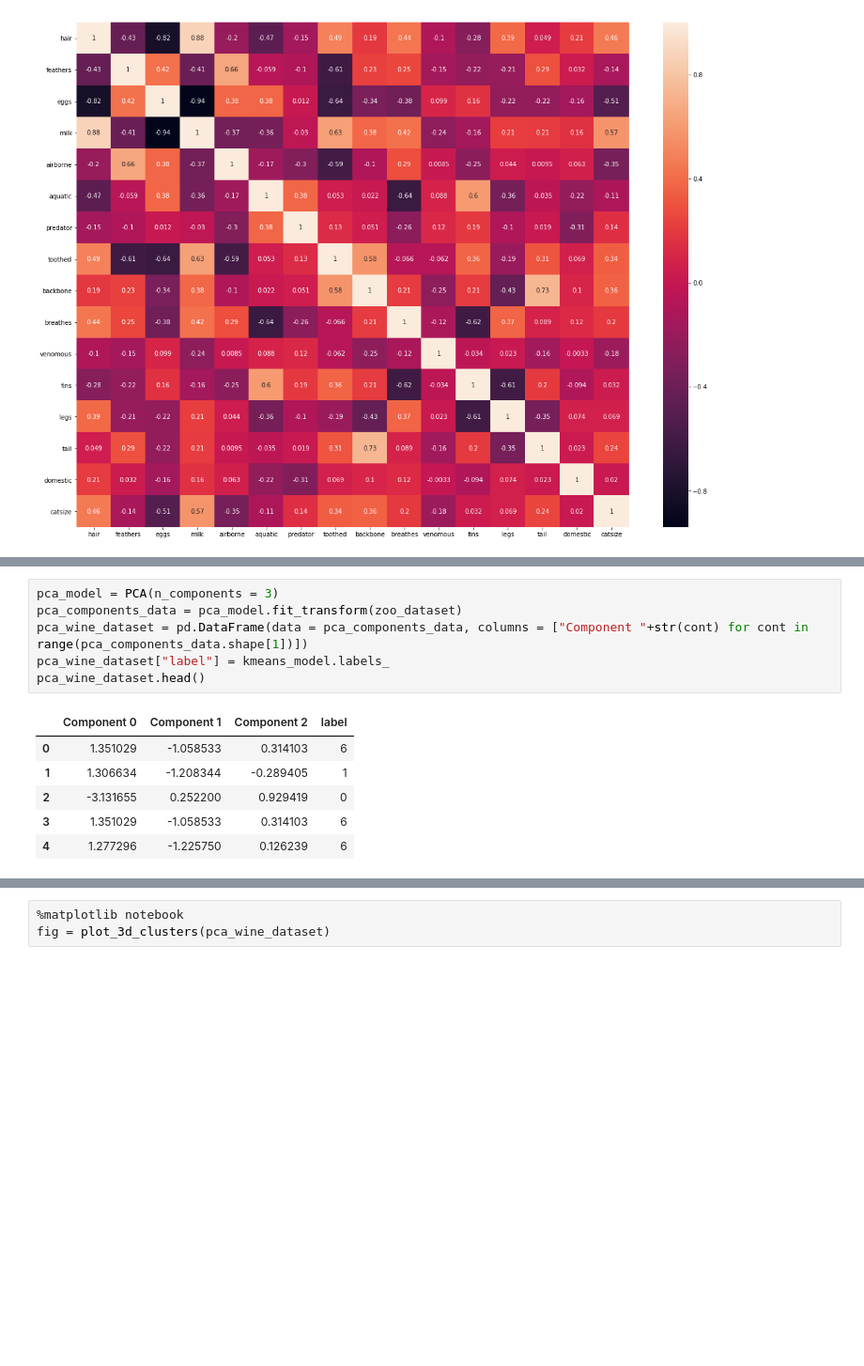
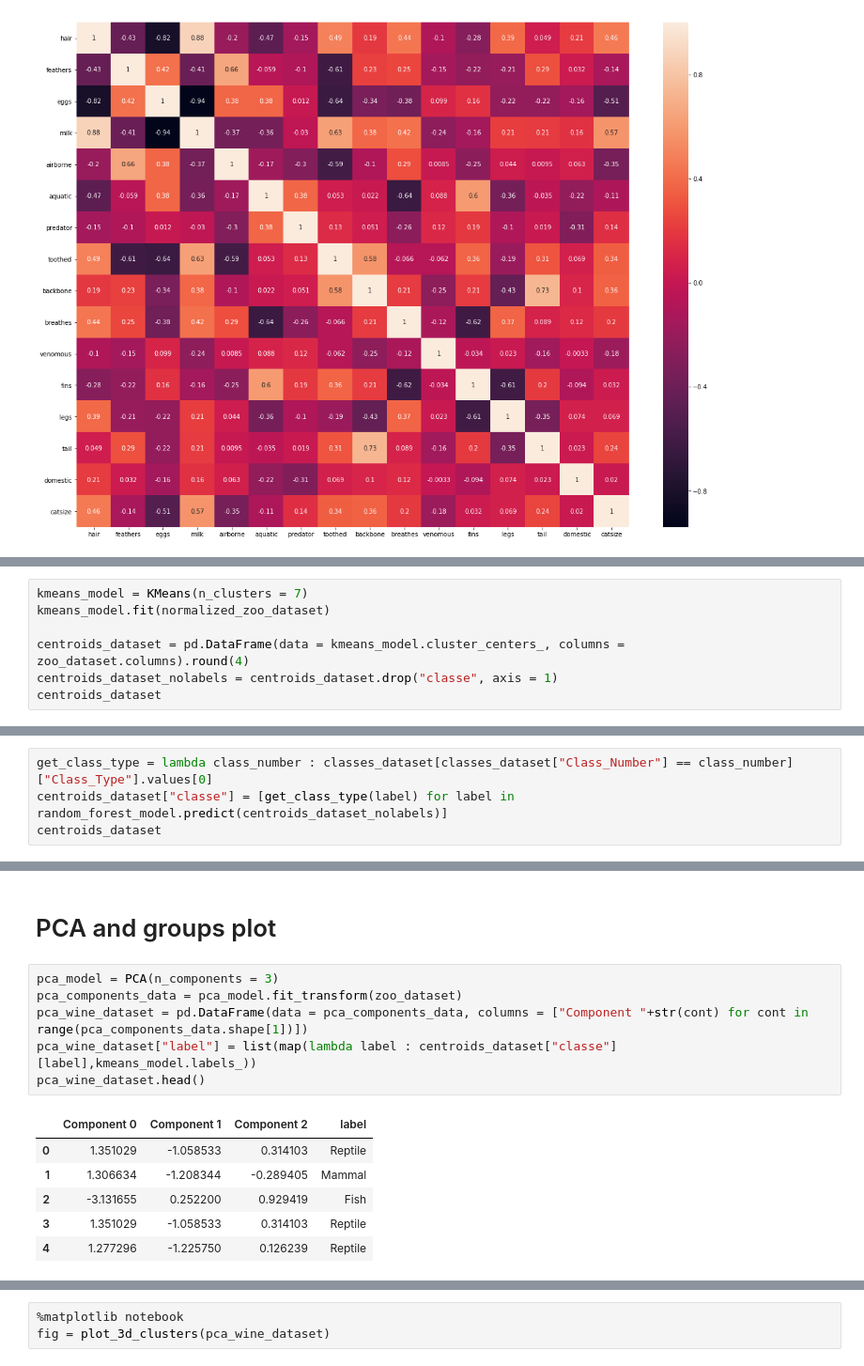
Before and after one commit to jadsonlucio/Medium-source-code, a Jupyter notebook: Introdução ao Aprendizado Não-supervisionado/zoo clustering.ipynb, the cells around one changed output, grey strips where cells are left out. Shown: that part at 94% size. Saved outputs shown, nothing was run; the diff lists cells and outputs as text; blank space fills up the shorter version.

```diff
--- a/Introdução ao Aprendizado Não-supervisionado/zoo clustering.ipynb
+++ b/Introdução ao Aprendizado Não-supervisionado/zoo clustering.ipynb
@@ -133,0 +129,7 @@ snb.heatmap(data = normalized_zoo_dataset.corr(), annot = True)
+# %%
+kmeans_model = KMeans(n_clusters = 7)
+kmeans_model.fit(normalized_zoo_dataset)
+
+centroids_dataset = pd.DataFrame(data = kmeans_model.cluster_centers_, columns = zoo_dataset.columns).round(4)
+centroids_dataset_nolabels = centroids_dataset.drop("classe", axis = 1)
+centroids_dataset
@@ -159,0 +158,4 @@ centroids_dataset
+# %%
+get_class_type = lambda class_number : classes_dataset[classes_dataset["Class_Number"] == class_number]["Class_Type"].values[0]
+centroids_dataset["classe"] = [get_class_type(label) for label in random_forest_model.predict(centroids_dataset_nolabels)]
+centroids_dataset
@@ -160,13 +171,15 @@ centroids_dataset
+# %% [markdown]
+# PCA and groups plot
 # %%
 pca_model = PCA(n_components = 3)
 pca_components_data = pca_model.fit_transform(zoo_dataset)
 pca_wine_dataset = pd.DataFrame(data = pca_components_data, columns = ["Component "+str(cont) for cont in range(pca_components_data.shape[1])])
-pca_wine_dataset["label"] = kmeans_model.labels_
+pca_wine_dataset["label"] = list(map(lambda label : centroids_dataset["classe"][label],kmeans_model.labels_))
 pca_wine_dataset.head()
 # %% [output]
 |  | Component 0 | Component 1 | Component 2 | label |
-| 0 | 1.351029 | -1.058533 | 0.314103 | 6 |
-| 1 | 1.306634 | -1.208344 | -0.289405 | 1 |
-| 2 | -3.131655 | 0.252200 | 0.929419 | 0 |
-| 3 | 1.351029 | -1.058533 | 0.314103 | 6 |
-| 4 | 1.277296 | -1.225750 | 0.126239 | 6 |
+| 0 | 1.351029 | -1.058533 | 0.314103 | Reptile |
+| 1 | 1.306634 | -1.208344 | -0.289405 | Mammal |
+| 2 | -3.131655 | 0.252200 | 0.929419 | Fish |
+| 3 | 1.351029 | -1.058533 | 0.314103 | Reptile |
+| 4 | 1.277296 | -1.225750 | 0.126239 | Reptile |
```
Also changed, not shown: parts of 22 cells of this notebook, 1 other file.
